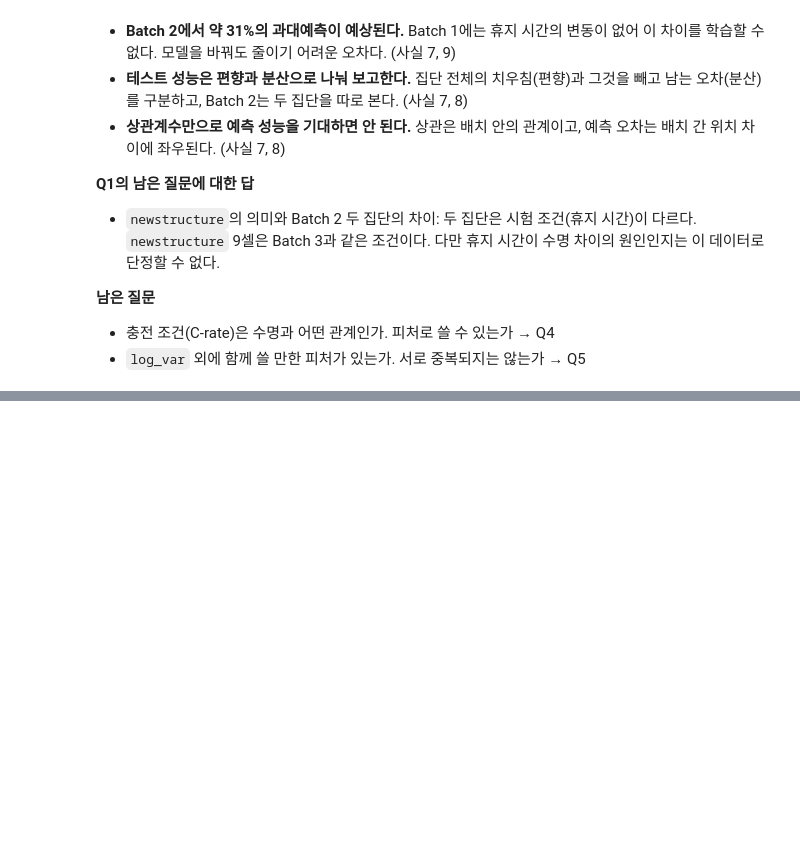
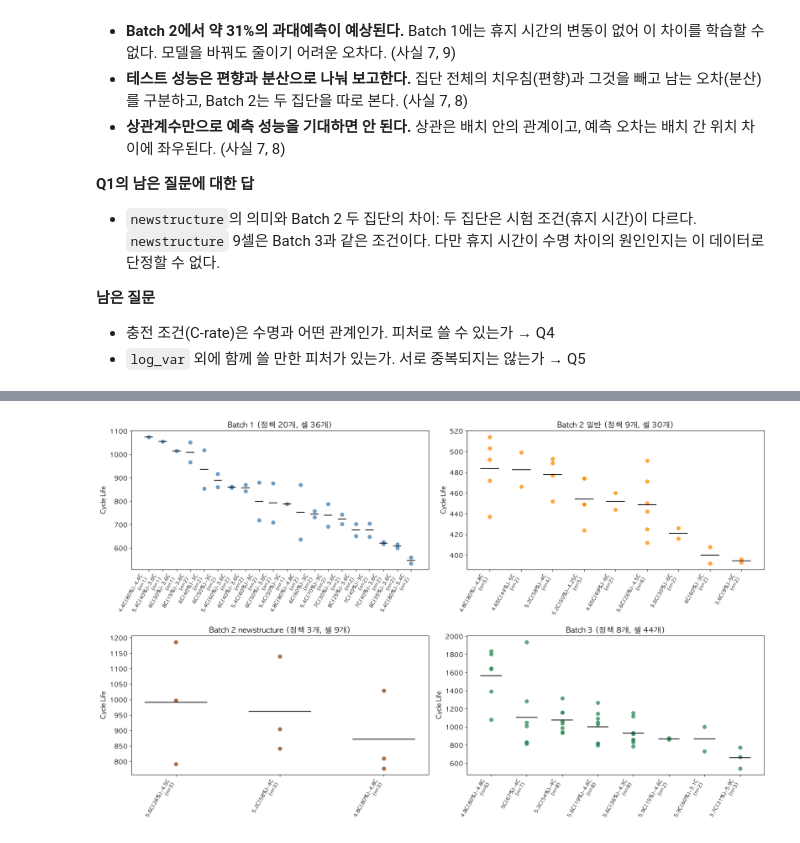
Before and after one commit to kyubin0973/DA-mini, a Jupyter notebook: notebooks/01_EDA.ipynb, the cells around one changed output, grey strips where cells are left out. Saved outputs shown, nothing was run; the diff lists cells and outputs as text; code cells hidden in the pictures; blank space fills up the shorter version.

```diff
--- a/notebooks/01_EDA.ipynb
+++ b/notebooks/01_EDA.ipynb
@@ -1357,0 +1515,22 @@ Batch 3               0.17  0.18
+# %%
+order = ['Batch 1', 'Batch 2 일반', 'Batch 2 newstructure', 'Batch 3']
+fig, axes = plt.subplots(2, 2, figsize=(18, 11))
+
+for ax, name in zip(axes.ravel(), order):
+    g = feat[feat['group'] == name]
+    stat = g.groupby('policy')['cycle_life'].agg(['mean', 'size']).sort_values('mean', ascending=False)
+    for x, (pol, row) in enumerate(stat.iterrows()):
+        y = g.loc[g['policy'] == pol, 'cycle_life']
+        ax.scatter([x] * len(y), y, color=gcolors[name], s=45, alpha=0.75)
+        ax.hlines(row['mean'], x - 0.3, x + 0.3, color='black', linewidth=1.5)
+    ax.set_xticks(range(len(stat)))
+    ax.set_xticklabels([f'{p}\n(n={n})' for p, n in zip(stat.index, stat['size'])],
+                       rotation=60, ha='right', fontsize=9)
+    ax.set_ylabel('Cycle Life')
+    ax.set_title(f'{name} (정책 {len(stat)}개, 셀 {len(g)}개)')
+
+plt.tight_layout()
+plt.savefig(os.path.join(FIG_DIR, 'q4_policy_life.png'), dpi=150)
+plt.show()
+# %% [output]
+[figure, added]
```
Also changed, not shown: parts of 22 cells of this notebook, 3 other files.
